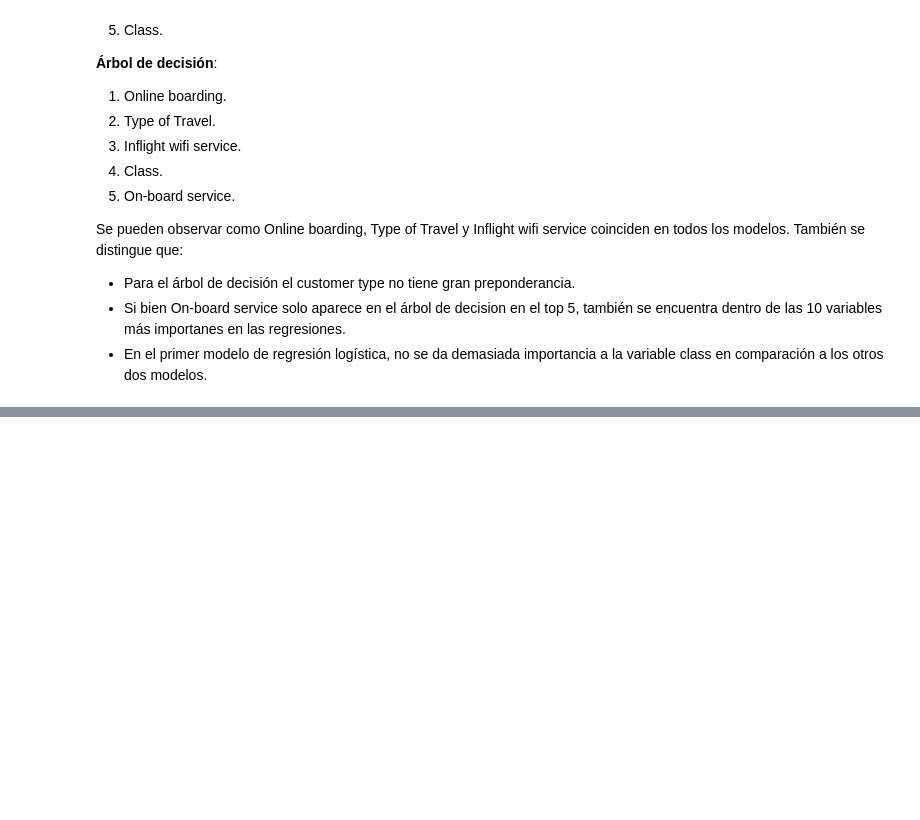
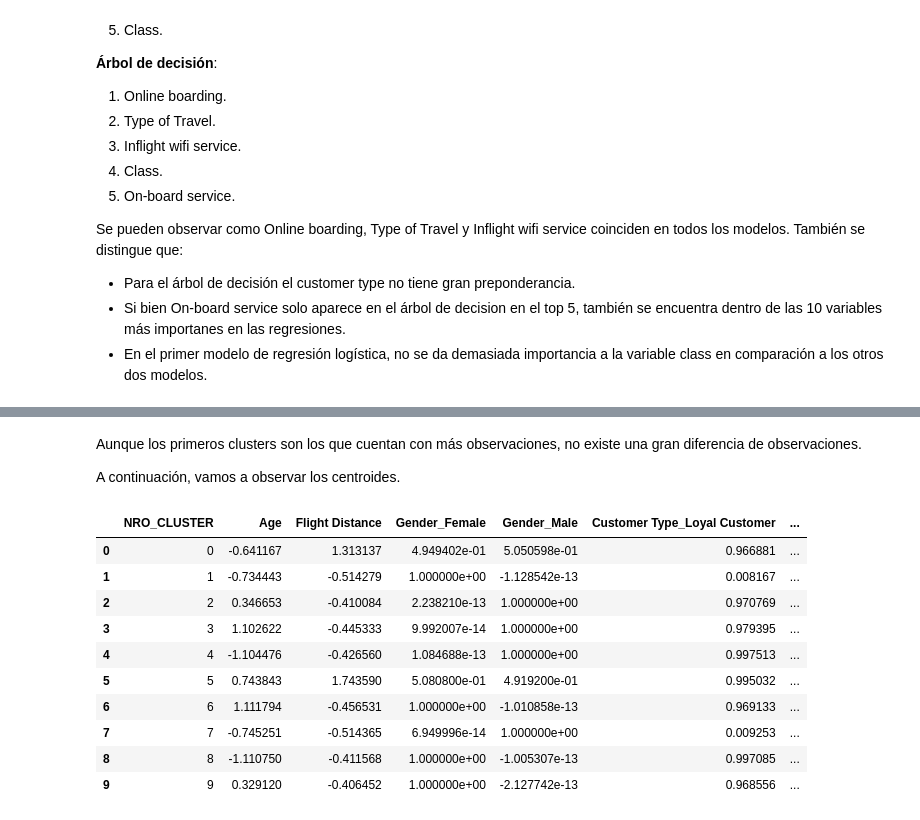
Before and after one commit to TomasSG/Parcial2-CienciaDeDatos, a Jupyter notebook: notebook/Parcial2.ipynb, the cells around one changed output, grey strips where cells are left out. Cells and saved outputs as stored; diff of their text form; code cells hidden in the pictures; blank space fills up the shorter version.

```diff
--- a/notebook/Parcial2.ipynb
+++ b/notebook/Parcial2.ipynb
@@ -1369,0 +1506,20 @@ Buscamos agrupar a clientes según algunos factores demográficos, esto permite
+# %% [markdown]
+Aunque los primeros clusters son los que cuentan con más observaciones, no existe una gran diferencia de observaciones.
+
+A continuación, vamos a observar los centroides.
+# %%
+centroides = pd.DataFrame(k_means.cluster_centers_).reset_index()
+centroides.columns = (["NRO_CLUSTER"] + list(X.columns))
+centroides
+# %% [output]
+|  | NRO_CLUSTER | Age | Flight Distance | Gender_Female | Gender_Male | Customer Type_Loyal Customer | ... |
+| 0 | 0 | -0.641167 | 1.313137 | 4.949402e-01 | 5.050598e-01 | 0.966881 | ... |
+| 1 | 1 | -0.734443 | -0.514279 | 1.000000e+00 | -1.128542e-13 | 0.008167 | ... |
+| 2 | 2 | 0.346653 | -0.410084 | 2.238210e-13 | 1.000000e+00 | 0.970769 | ... |
+| 3 | 3 | 1.102622 | -0.445333 | 9.992007e-14 | 1.000000e+00 | 0.979395 | ... |
+| 4 | 4 | -1.104476 | -0.426560 | 1.084688e-13 | 1.000000e+00 | 0.997513 | ... |
+| 5 | 5 | 0.743843 | 1.743590 | 5.080800e-01 | 4.919200e-01 | 0.995032 | ... |
+| 6 | 6 | 1.111794 | -0.456531 | 1.000000e+00 | -1.010858e-13 | 0.969133 | ... |
+| 7 | 7 | -0.745251 | -0.514365 | 6.949996e-14 | 1.000000e+00 | 0.009253 | ... |
+| 8 | 8 | -1.110750 | -0.411568 | 1.000000e+00 | -1.005307e-13 | 0.997085 | ... |
+| 9 | 9 | 0.329120 | -0.406452 | 1.000000e+00 | -2.127742e-13 | 0.968556 | ... |
```
Also changed, not shown: parts of 16 cells of this notebook.
